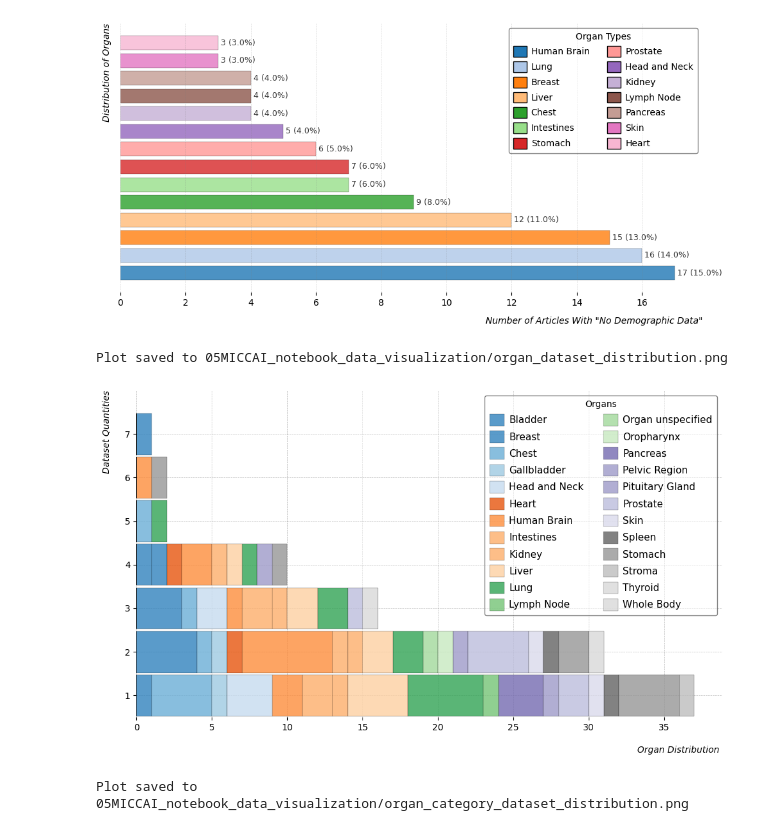
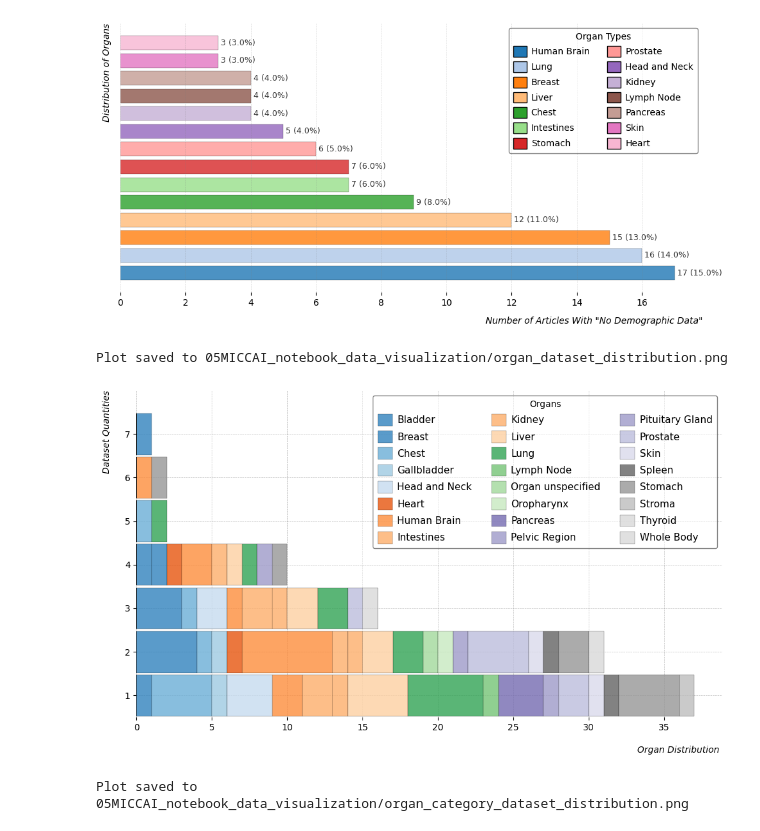
Before and after one commit to yasminsarkhosh/machine-learning-bsc-thesis-2024, a Jupyter notebook: project_submission/00_project/notebooks/05MICCAI_2023_Annotation_Analysis.ipynb, the cells around one changed output. Saved outputs shown, nothing was run; the diff lists cells and outputs as text; code cells hidden in the pictures.

```diff
--- a/project_submission/00_project/notebooks/05MICCAI_2023_Annotation_Analysis.ipynb
+++ b/project_submission/00_project/notebooks/05MICCAI_2023_Annotation_Analysis.ipynb
@@ -2043,35 +2057,35 @@ def plot_dataset_quantity_by_organs(df, organ_column,dataset_column, save_path,
     plt.ylabel('Dataset Quantities', fontsize=10, labelpad=15, loc='top', style='italic')
 
     # Dynamic dataset labels
     # dataset_labels = [f'{i} Dataset' if i == 1 else f'{i} Datasets' for i in sorted(pivot_df.columns)]
     # plt.legend(title="Number of Datasets", labels=dataset_labels, loc='upper left', fontsize='11.5')
 
-    plt.legend(title="Organs", loc='upper right', fontsize='11', ncol=2,
+    plt.legend(title="Organs", loc='upper right', fontsize='11', ncol=3,
                shadow=False, fancybox=True, frameon=True, edgecolor='black', framealpha=0.5, borderpad=0.5,
                labelspacing=0.5, handlelength=1.5, handletextpad=0.5, handleheight=1.5)
 
     plt.ylim(0.5, 8.)
 
     # Adding grid lines
     ax.grid(True, linestyle='--', which='both', color='gray', alpha=0.5)
     # Remove the frame of the plot
     ax = plt.gca()  # Get current axis
     ax.spines['top'].set_visible(False)  # Remove the top spine
     ax.spines['right'].set_visible(False)  # Remove the right spine
     ax.spines['left'].set_visible(False)  # Remove the left spine
     ax.spines['bottom'].set_visible(False)  # Remove the bottom spine
     ax.set_axisbelow(True)
 
     save_plot_to_folder(plt, save_path) # Save the plot to the plots folder
     plt.tight_layout()
 
     plt.show()
 
 # Usage of the function for dataset quantity analysis by individual organs
 plot_dataset_quantity_by_organs(df1, 'organ/body part in datasets', 'dataset quantity', 'organ_dataset_distribution.png')
 # %% [output]
 Plot saved to 05MICCAI_notebook_data_visualization/organ_dataset_distribution.png
-[figure, old version]
+[figure, new version]
 # %%
 def plot_dataset_quantity_by_organs(df, organ_column, dataset_column, save_path):
     df_expanded = df.drop(organ_column, axis=1).join(df[organ_column].str.split(', ').explode().reset_index(drop=True))
```
Also changed, not shown: parts of 5 cells of this notebook, 4 other files.
